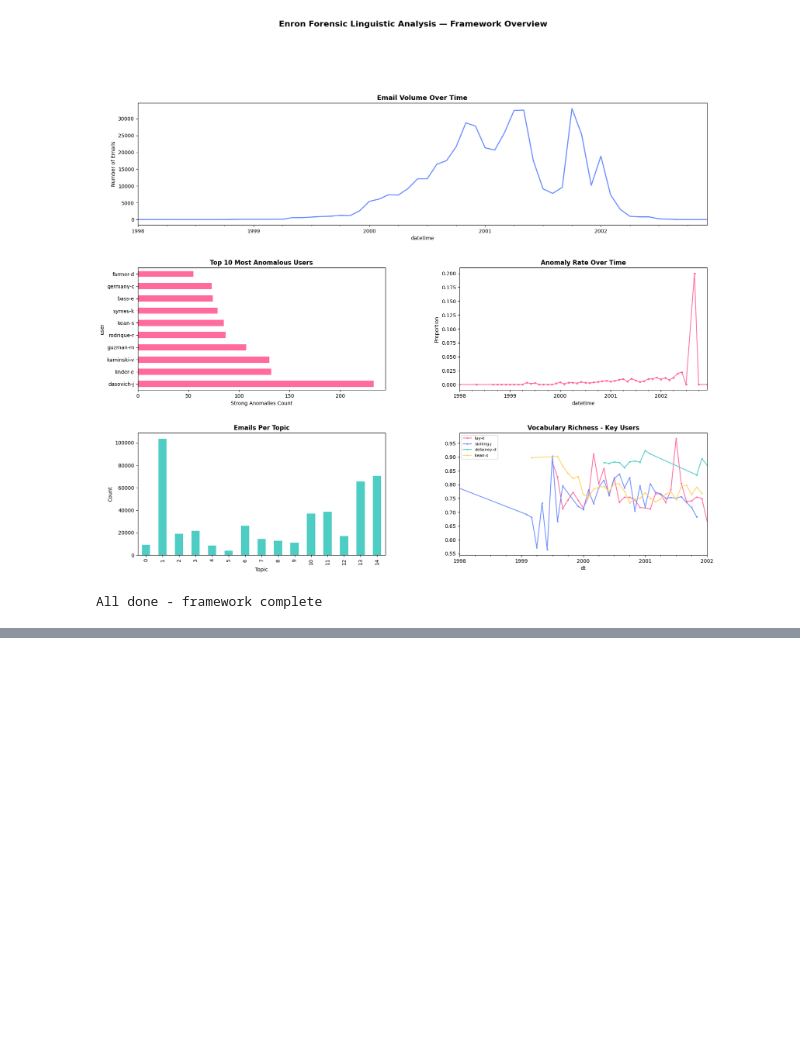
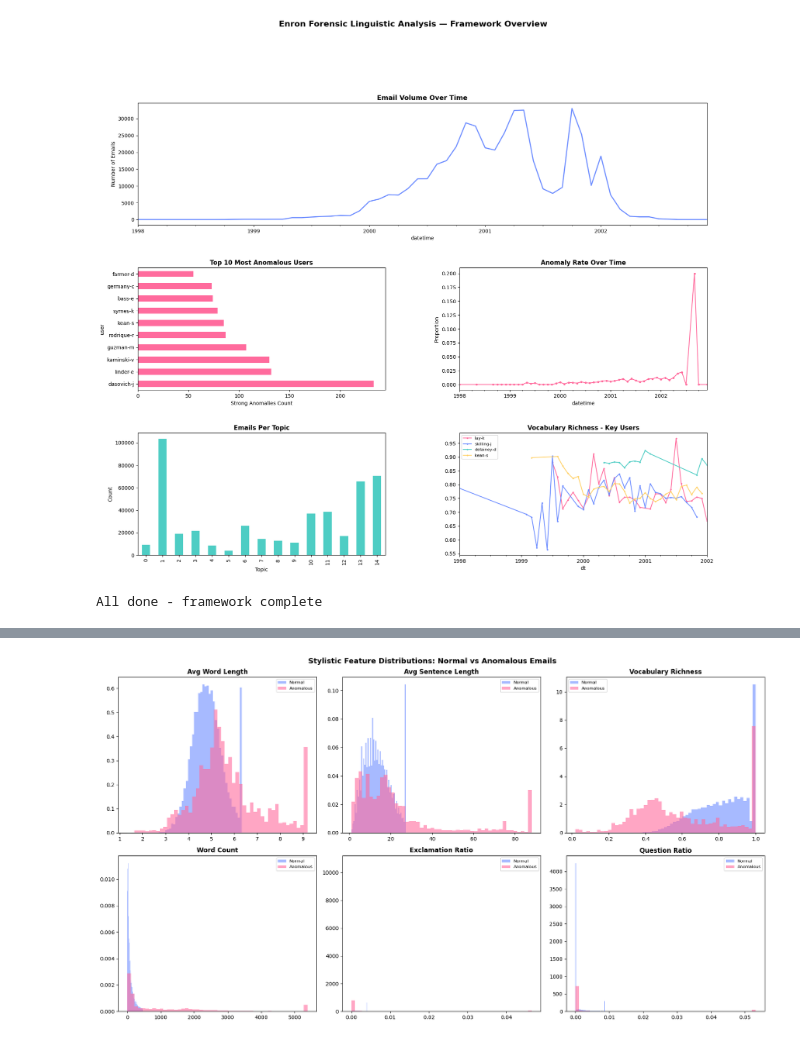
Before and after one commit to NoorHenigal/enron-nlp-forensics, a Jupyter notebook: notebooks/08_visualisations.ipynb, the cells around one changed output, grey strips where cells are left out. Saved outputs shown, nothing was run; the diff lists cells and outputs as text; code cells hidden in the pictures; blank space fills up the shorter version.

```diff
--- a/notebooks/08_visualisations.ipynb
+++ b/notebooks/08_visualisations.ipynb
@@ -111,0 +205,26 @@ All done - framework complete
+# %%
+# Stylistic features comparison: anomalous vs normal emails
+fig, axes = plt.subplots(2, 3, figsize=(18, 10))
+features = ['avg_word_length', 'avg_sentence_length', 'vocab_richness',
+            'num_words', 'exclamation_ratio', 'question_ratio']
+feature_labels = ['Avg Word Length', 'Avg Sentence Length', 'Vocabulary Richness',
+                  'Word Count', 'Exclamation Ratio', 'Question Ratio']
+
+normal = style_df[df['anomaly_iso'] == 1]
+anomalous = style_df[df['anomaly_iso'] == -1]
+
+for ax, feat, label in zip(axes.flat, features, feature_labels):
+    ax.hist(normal[feat].clip(upper=normal[feat].quantile(0.95)), bins=50,
+            alpha=0.6, color='#6c8cff', label='Normal', density=True)
+    ax.hist(anomalous[feat].clip(upper=anomalous[feat].quantile(0.95)), bins=50,
+            alpha=0.6, color='#ff6b9d', label='Anomalous', density=True)
+    ax.set_title(label, fontweight='bold')
+    ax.legend(fontsize=8)
+
+plt.suptitle('Stylistic Feature Distributions: Normal vs Anomalous Emails',
+             fontsize=14, fontweight='bold')
+plt.tight_layout()
+plt.savefig('../results/figures/stylistic_features_comparison.png', dpi=150)
+plt.show()
+# %% [output]
+[figure, added]
```
Also changed, not shown: parts of 6 cells of this notebook, 6 other files.
